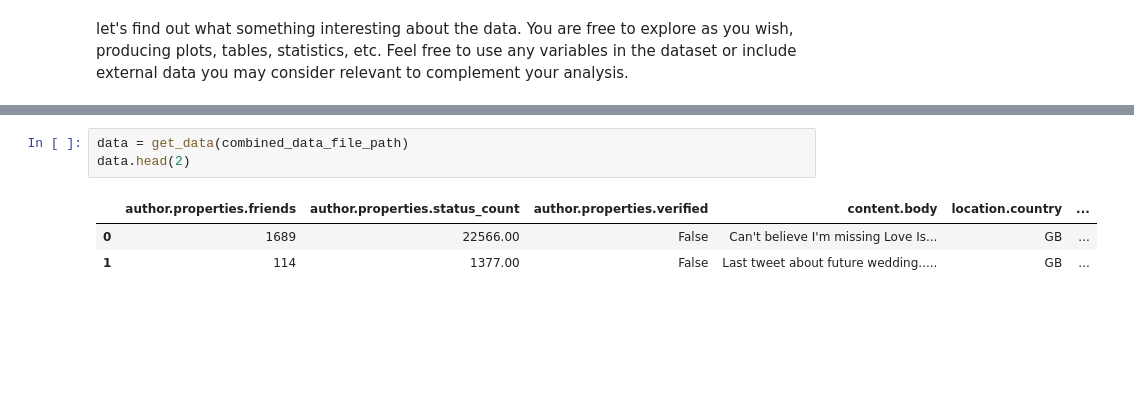
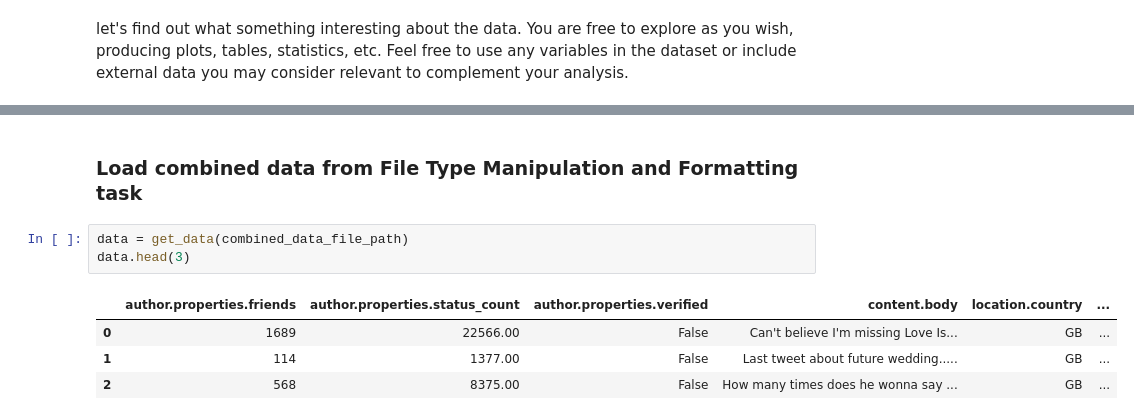
Before and after one commit to raxcy2000/datahackerman_project, a Jupyter notebook: Part 3 - Data Exploration.ipynb, the cells around one changed output, grey strips where cells are left out. Saved outputs shown, nothing was run; the diff lists cells and outputs as text; blank space fills up the shorter version.

Commit message:
data exploration

```diff
--- a/Part 3 - Data Exploration.ipynb
+++ b/Part 3 - Data Exploration.ipynb
@@ -18,10 +28,13 @@ display(HTML("<style>.container { width:100% !important; }</style>"))
 
 from data_ingestion.ingest import get_data
 from parameters.params import combined_data_file_path
+# %% [markdown]
+### Load combined data from File Type Manipulation and Formatting task
 # %%
 data = get_data(combined_data_file_path)
-data.head(2)
+data.head(3)
 # %% [output]
 |  | author.properties.friends | author.properties.status_count | author.properties.verified | content.body | location.country | ... |
 | 0 | 1689 | 22566.00 | False | Can't believe I'm missing Love Is... | GB | ... |
 | 1 | 114 | 1377.00 | False | Last tweet about future wedding..... | GB | ... |
+| 2 | 568 | 8375.00 | False | How many times does he wonna say ... | GB | ... |
```
Also changed, not shown: parts of 48 cells of this notebook, 6 other files.
